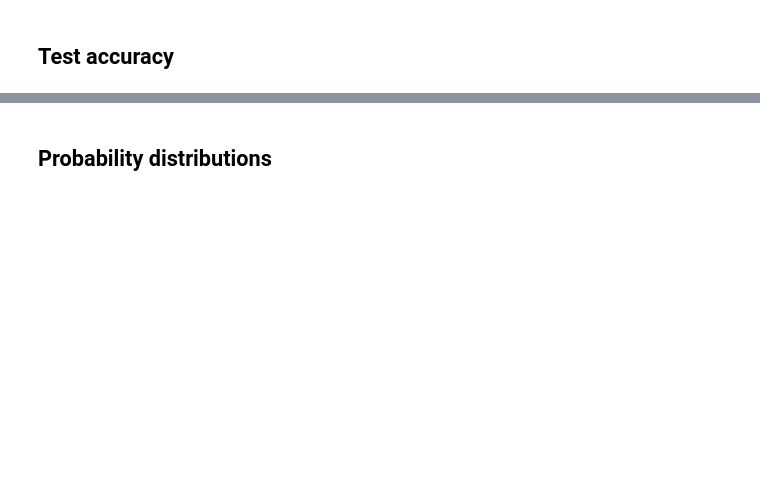
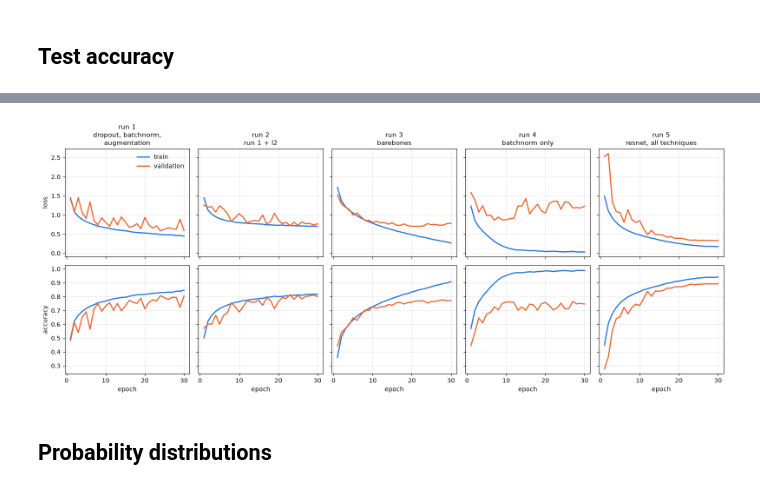
Before and after one commit to alekkiq/neural-networks-g5, a Jupyter notebook: mini-projects/cifar-10/cnn.ipynb, the cells around one changed output, grey strips where cells are left out. Cells and saved outputs as stored; diff of their text form; code cells hidden in the pictures; blank space fills up the shorter version.

```diff
--- a/mini-projects/cifar-10/cnn.ipynb
+++ b/mini-projects/cifar-10/cnn.ipynb
@@ -148,3 +256,40 @@ Test accuracy:  0.7337999939918518
+# %%
+# chart title and csv file of each run
+runs = [
+    ("run 1\ndropout, batchnorm,\naugmentation", "run1_dropout_batchnorm_aug"),
+    ("run 2\nrun 1 + l2", "run2_dropout_batchnorm_aug_l2"),
+    ("run 3\nbarebones", "run3_barebones"),
+    ("run 4\nbatchnorm only", "run4_batchnorm_only"),
+    ("run 5\nresnet, all techniques", "run5_resnet"),
+]
+
+# one column per run, loss on top and accuracy below
+fig, axes = plt.subplots(2, 5, figsize=(16, 6.5), sharex=True, sharey="row")
+
+for col, (title, name) in enumerate(runs):
+    run = np.genfromtxt(f"cnn_history/{name}.csv", delimiter=",", names=True)
+
+    # loss
+    axes[0, col].plot(run["epoch"], run["loss"], color="#2a78d6", linewidth=2, label="train")
+    axes[0, col].plot(run["epoch"], run["val_loss"], color="#eb6834", linewidth=2, label="validation")
+    axes[0, col].set_title(title, fontsize=11)
+    axes[0, col].grid(alpha=0.3)
+
+    # accuracy
+    axes[1, col].plot(run["epoch"], run["accuracy"], color="#2a78d6", linewidth=2, label="train")
+    axes[1, col].plot(run["epoch"], run["val_accuracy"], color="#eb6834", linewidth=2, label="validation")
+    axes[1, col].set_xlabel("epoch")
+    axes[1, col].grid(alpha=0.3)
+
+axes[0, 0].set_ylabel("loss")
+axes[1, 0].set_ylabel("accuracy")
+axes[0, 0].legend(frameon=False)
+
+plt.tight_layout()
+plt.savefig("cnn_history/all_runs_comparison.png", dpi=150)
+plt.show()
+# %% [output]
+[figure, added]
 # %% [markdown]
 ## Probability distributions
 # %%
```
Also changed, not shown: parts of 14 cells of this notebook, 8 other files.
